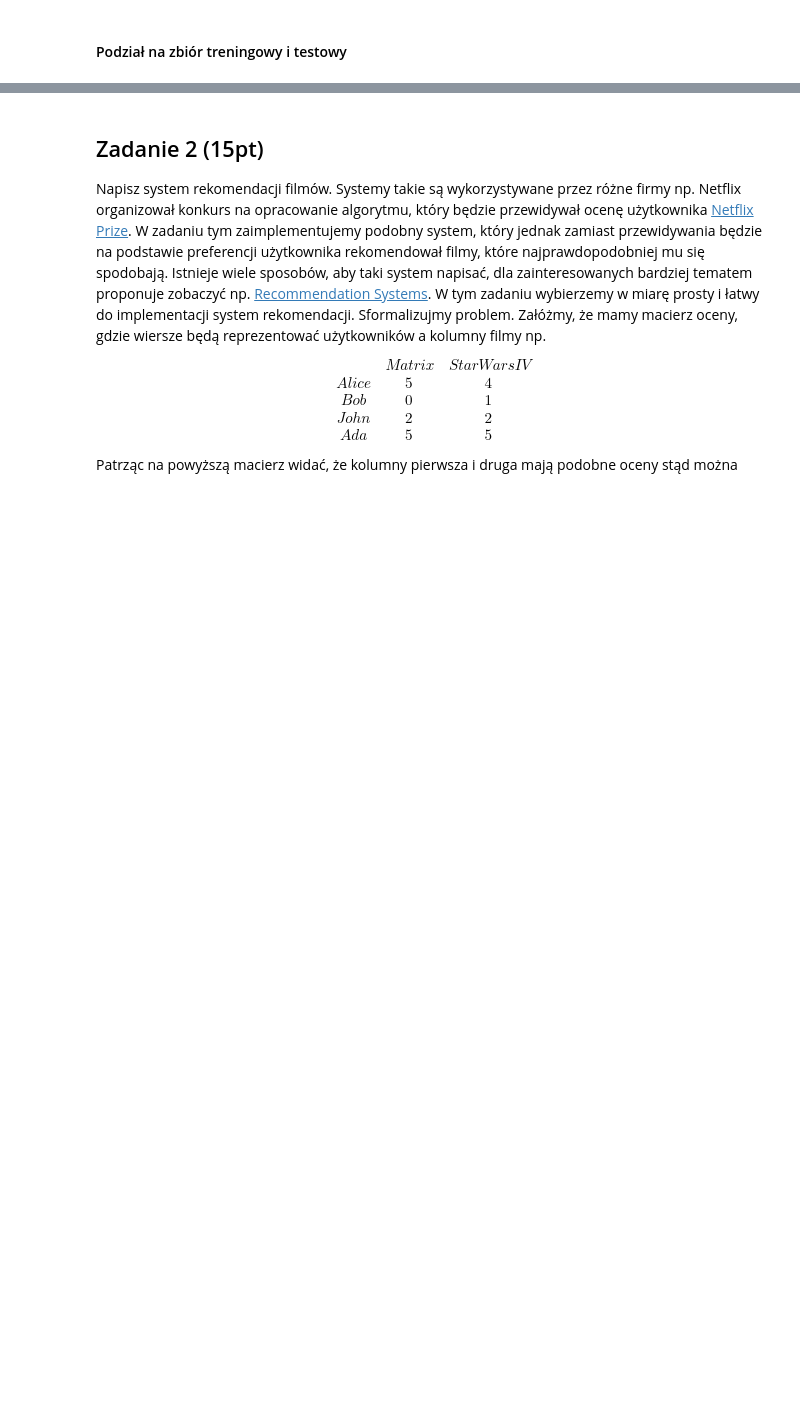
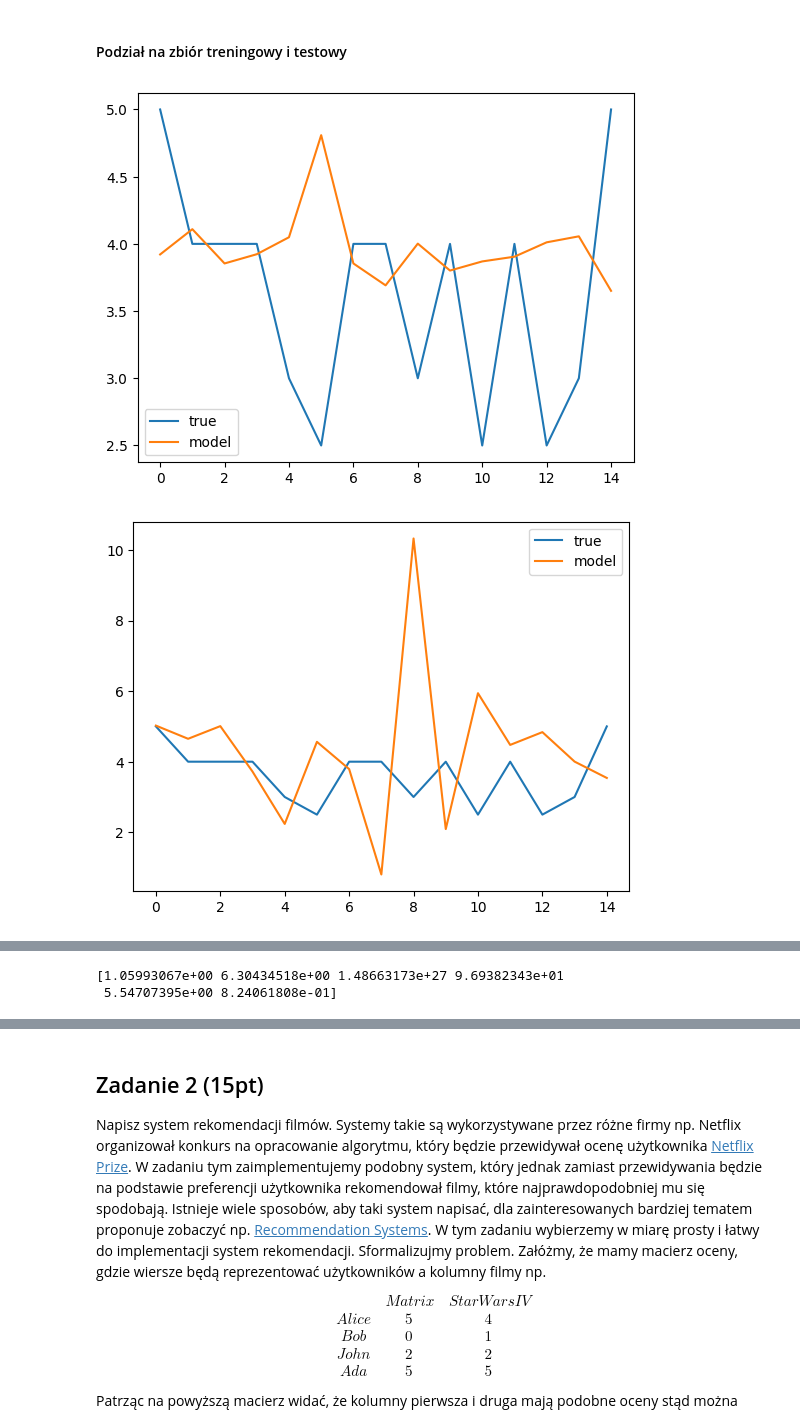
Before and after one commit to pucikplay/UMSI, a Jupyter notebook: L1/l1.ipynb, the cells around one changed output, grey strips where cells are left out. Drawn from its saved outputs; the diff is of its cells as text; code cells hidden in the pictures; blank space fills up the shorter version.

```diff
--- a/L1/l1.ipynb
+++ b/L1/l1.ipynb
@@ -149,3 +157,24 @@ plot_error(y, y_preds, M)
 #### Podział na zbiór treningowy i testowy
 # %%
 M = [10, 100, 200, 500, 1000, 10000]
+TRAIN_SIZE = 200
+y_preds = []
+y_train = y[:TRAIN_SIZE]
+y_valid = y[TRAIN_SIZE:]
+
+for m in M:
+    X_m = X[:,:m]
+    X_train = X_m[:TRAIN_SIZE]
+    X_valid = X_m[TRAIN_SIZE:]
+    reg = LinearRegression().fit(X_train,y_train)
+    y_pred = reg.predict(X_valid)
+    y_preds.append(y_pred)
+    plt.plot(y_valid, label='true')
+    plt.plot(y_pred, label='model')
+    plt.legend()
+    plt.show()
+
+plot_error(y_valid, y_preds, M)
+# %% [output]
+[figure, added]
+[figure, added]
@@ -151,0 +185,2 @@ M = [10, 100, 200, 500, 1000, 10000]
+[1.05993067e+00 6.30434518e+00 1.48663173e+27 9.69382343e+01
+ 5.54707395e+00 8.24061808e-01]
```
Also changed, not shown: parts of 7 cells of this notebook.
